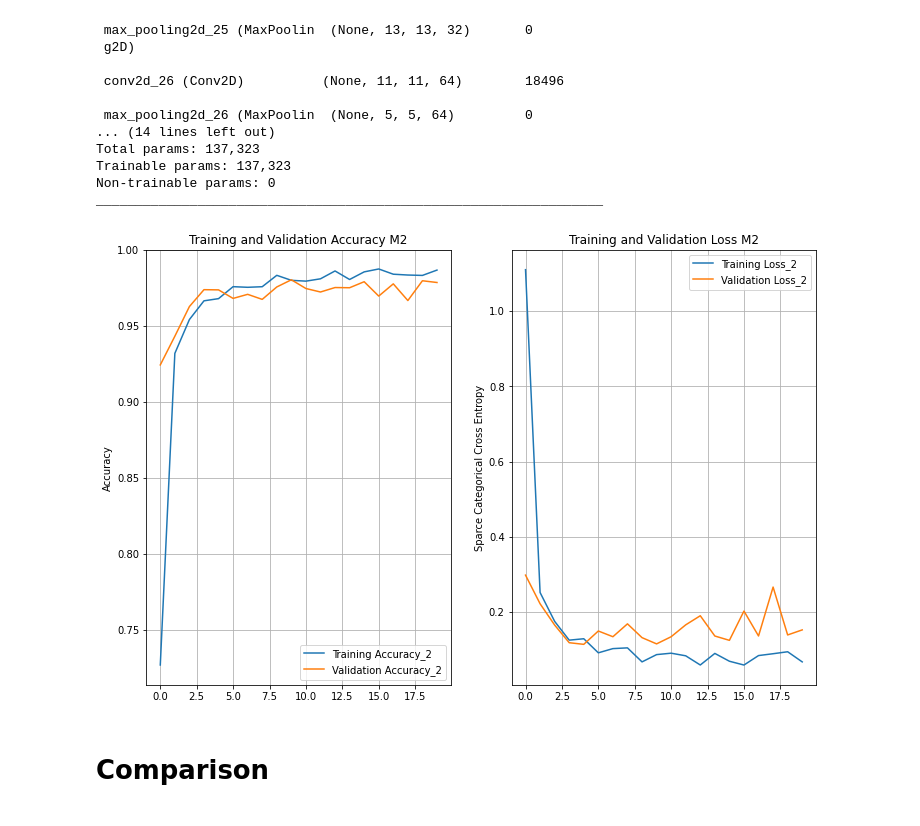
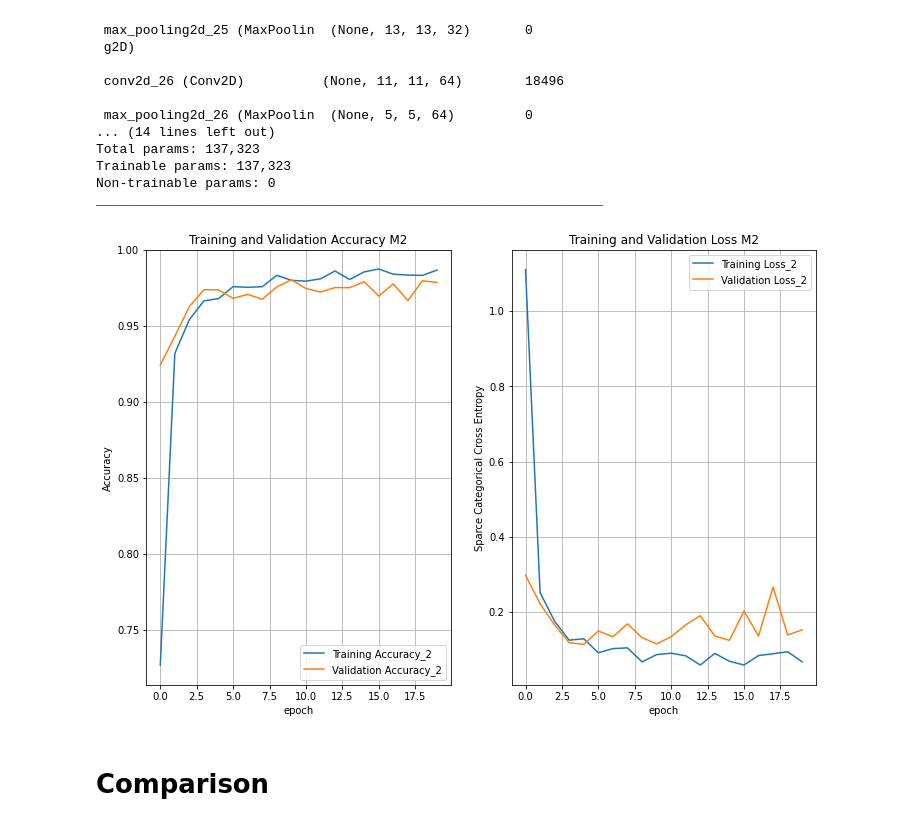
Before and after one commit to PLEX-GR00T/GTSRB_Deep_Learning_Project, a Jupyter notebook: Deep_learning_signboards_models_compare.ipynb, the cells around one changed output. Cells and saved outputs as stored; diff of their text form; code cells hidden in the pictures.

```diff
--- a/Deep_learning_signboards_models_compare.ipynb
+++ b/Deep_learning_signboards_models_compare.ipynb
@@ -563,33 +567,35 @@ _________________________________________________________________
 # %%
 acc2 = history2.history['accuracy']
 val_acc2 = history2.history['val_accuracy']
 
 loss2=history2.history['loss']
 val_loss2=history2.history['val_loss']
 
 epochs_range = range(len(acc2))
 
 fig=plt.figure(figsize=(12, 8))
 plt.subplot(1, 2, 1)
 plt.plot(epochs_range, acc2, label='Training Accuracy_2')
 plt.plot(epochs_range, val_acc2, label='Validation Accuracy_2')
 plt.legend(loc='lower right')
 plt.ylabel('Accuracy')
+plt.xlabel('epoch')
 plt.ylim([min(plt.ylim()),1])
 plt.grid(True)
 plt.title('Training and Validation Accuracy M2')
 
 plt.subplot(1, 2, 2)
 plt.plot(epochs_range, loss2, label='Training Loss_2')
 plt.plot(epochs_range, val_loss2, label='Validation Loss_2')
 plt.legend(loc='upper right')
 plt.ylabel('Sparce Categorical Cross Entropy')
+plt.xlabel('epoch')
 plt.grid(True)
 plt.title('Training and Validation Loss M2')
 plt.show()
 fig.savefig('traininghistory_M2.pdf')
 # %% [output]
-[figure, old version]
+[figure, new version]
 # %% [markdown]
 # Comparison
 # %%
```
Also changed, not shown: parts of 3 cells of this notebook.
